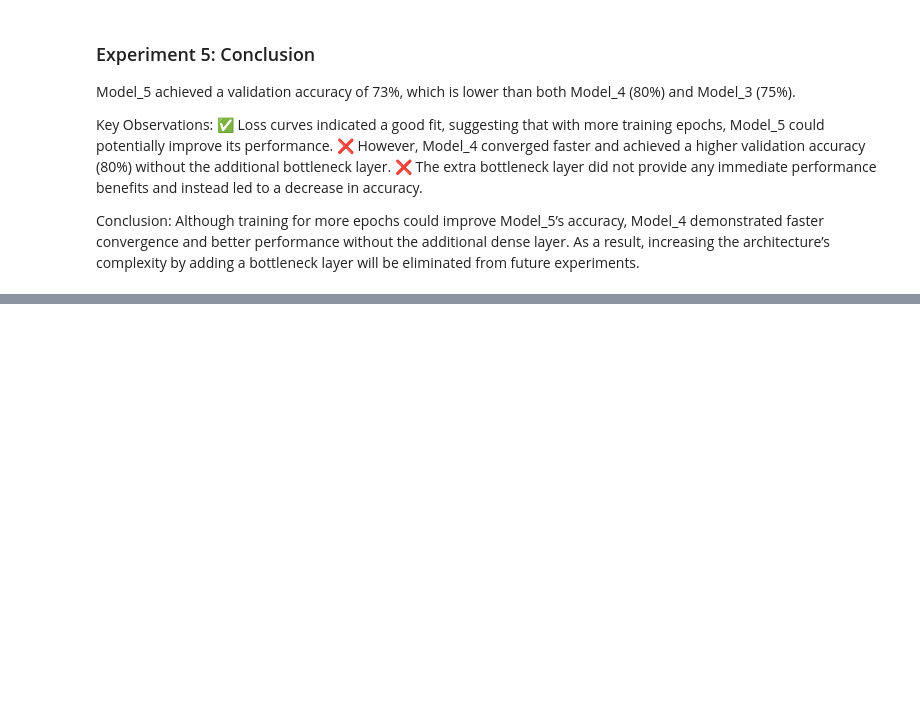
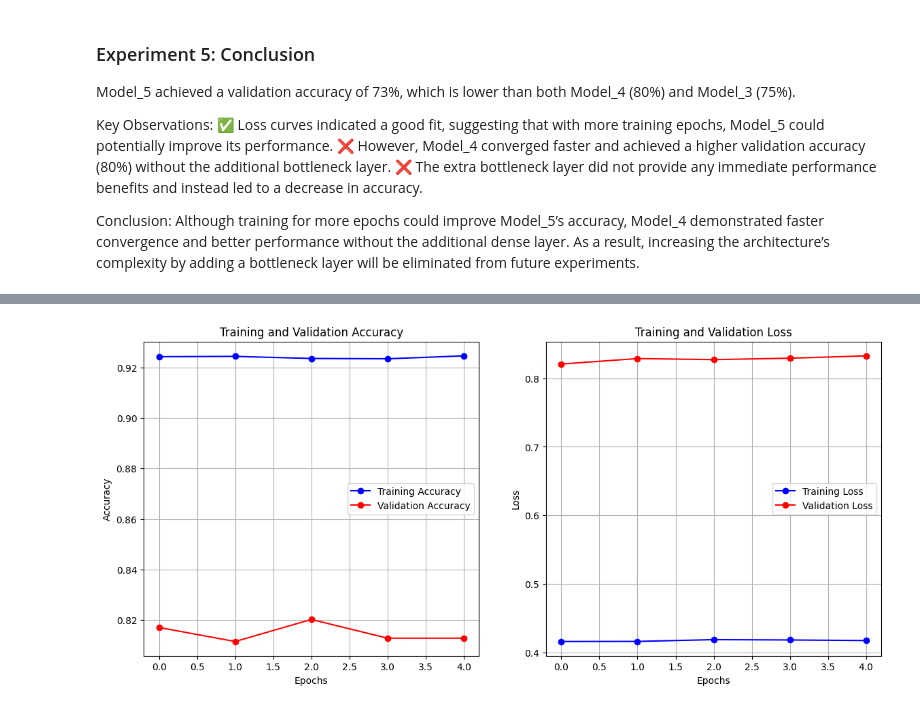
Before and after one commit to HanyAbdelsalam/Food-Vision-app, a Jupyter notebook: training_experiments.ipynb, the cells around one changed output, grey strips where cells are left out. Saved outputs shown, nothing was run; the diff lists cells and outputs as text; code cells hidden in the pictures; blank space fills up the shorter version.

```diff
--- a/training_experiments.ipynb
+++ b/training_experiments.ipynb
@@ -1063,0 +1434,3 @@ As a result, increasing the architecture’s complexity by adding a bottleneck l
+# %%
+model_6 = unfreeze_top_layers(model_6, start_fraction=0.85, learning_rate=0.000001)
+display_layers_info(model_6)
@@ -1063,0 +1476,10 @@ As a result, increasing the architecture’s complexity by adding a bottleneck l
+# %%
+history_model_6_fine_tune_15_perc = model_6.fit(train_data,
+            epochs=20,
+            steps_per_epoch=len(train_data),
+            validation_data=test_data,
+            validation_steps=int(0.15*len(test_data)),
+            callbacks=prepare_callbacks(checkpoint_name="model_6_fine_tune_15_percent",
+                                        logs_name="model_6_fine_tune_15_percent"),
+            initial_epoch=15
+            )
@@ -1063,0 +1508,2 @@ As a result, increasing the architecture’s complexity by adding a bottleneck l
+# %%
+save_training_history(history_model_6_fine_tune_15_perc, "model_6_fine_tune_15_percent")
@@ -1063,0 +1518,4 @@ As a result, increasing the architecture’s complexity by adding a bottleneck l
+# %%
+plot_history(history_model_6_fine_tune_15_perc)
+# %% [output]
+[figure, added]
```
Also changed, not shown: parts of 35 cells of this notebook, 21 other files.
